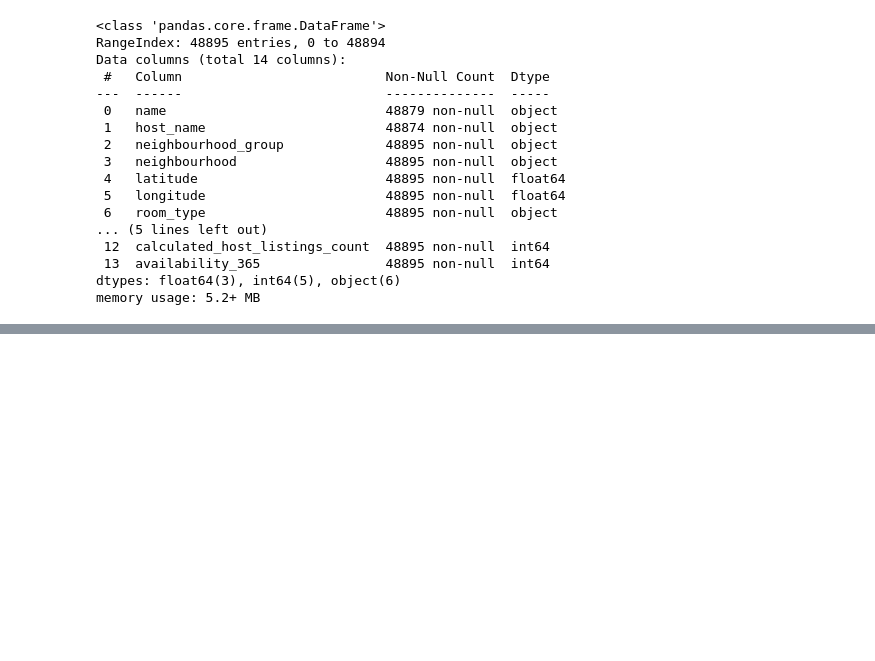
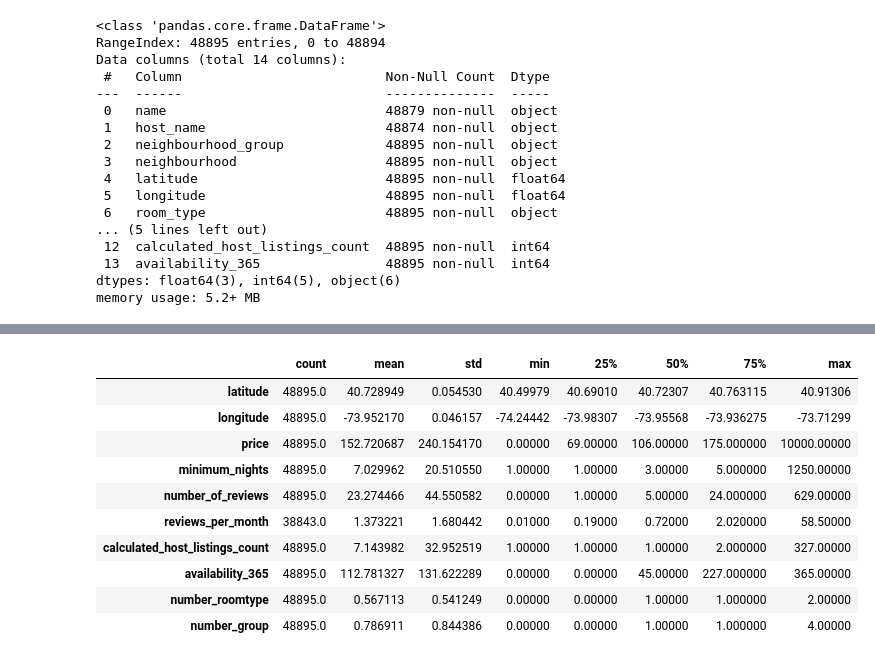
Before and after one commit to Antonio27M/ML-web-app-using-Streamlit, a Jupyter notebook: src/00-eda-airbnb-ny.ipynb, the cells around one changed output, grey strips where cells are left out. Drawn from its saved outputs; the diff is of its cells as text; code cells hidden in the pictures; blank space fills up the shorter version.

```diff
--- a/src/00-eda-airbnb-ny.ipynb
+++ b/src/00-eda-airbnb-ny.ipynb
@@ -82,0 +149,14 @@ df.describe().T
+# %%
+df_region.describe().T
+# %% [output]
+|  | count | mean | std | min | 25% | 50% | 75% | max |
+| latitude | 48895.0 | 40.728949 | 0.054530 | 40.49979 | 40.69010 | 40.72307 | 40.763115 | 40.91306 |
+| longitude | 48895.0 | -73.952170 | 0.046157 | -74.24442 | -73.98307 | -73.95568 | -73.936275 | -73.71299 |
+| price | 48895.0 | 152.720687 | 240.154170 | 0.00000 | 69.00000 | 106.00000 | 175.000000 | 10000.00000 |
+| minimum_nights | 48895.0 | 7.029962 | 20.510550 | 1.00000 | 1.00000 | 3.00000 | 5.000000 | 1250.00000 |
+| number_of_reviews | 48895.0 | 23.274466 | 44.550582 | 0.00000 | 1.00000 | 5.00000 | 24.000000 | 629.00000 |
+| reviews_per_month | 38843.0 | 1.373221 | 1.680442 | 0.01000 | 0.19000 | 0.72000 | 2.020000 | 58.50000 |
+| calculated_host_listings_count | 48895.0 | 7.143982 | 32.952519 | 1.00000 | 1.00000 | 1.00000 | 2.000000 | 327.00000 |
+| availability_365 | 48895.0 | 112.781327 | 131.622289 | 0.00000 | 0.00000 | 45.00000 | 227.000000 | 365.00000 |
+| number_roomtype | 48895.0 | 0.567113 | 0.541249 | 0.00000 | 0.00000 | 1.00000 | 1.000000 | 2.00000 |
+| number_group | 48895.0 | 0.786911 | 0.844386 | 0.00000 | 0.00000 | 1.00000 | 1.000000 | 4.00000 |
```
Also changed, not shown: parts of 9 cells of this notebook.
